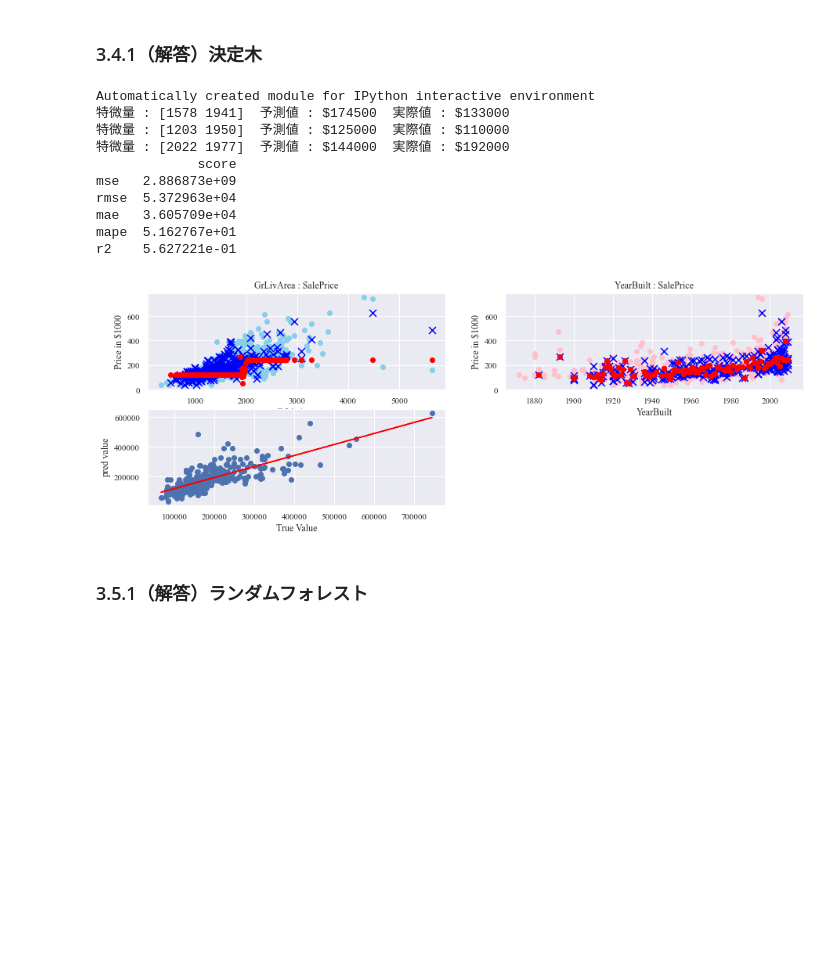
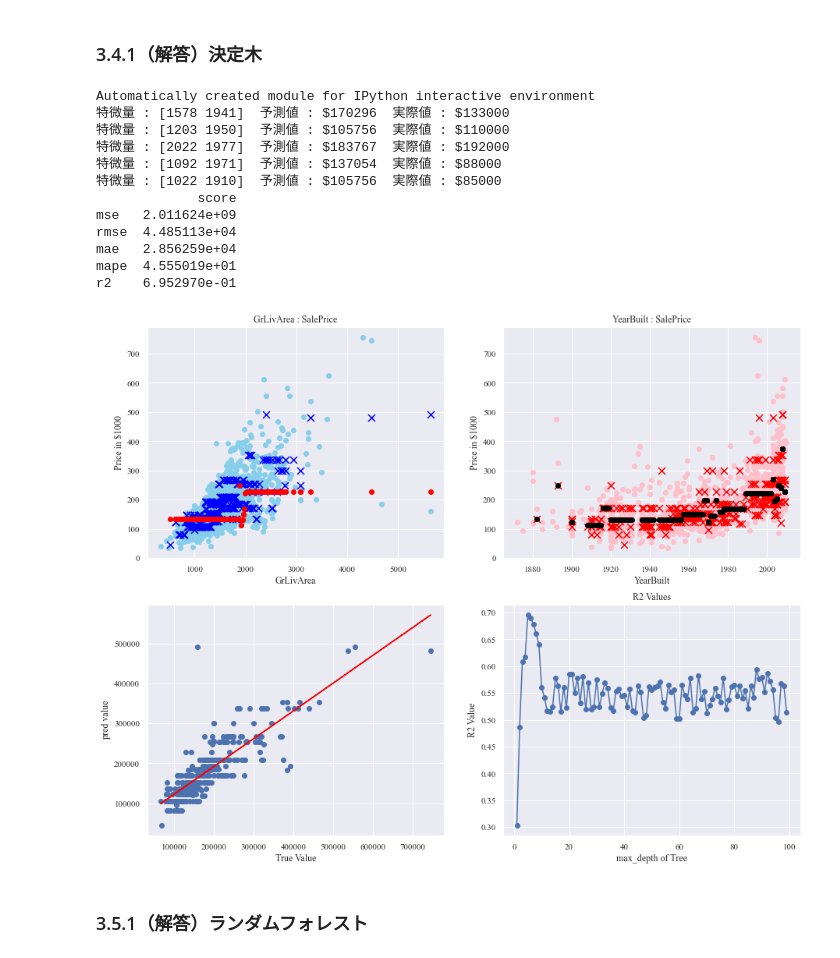
Before and after one commit to T-Sawao/diveintocode-ml, a Jupyter notebook: week4-session2.ipynb, the cells around one changed output. Cells and saved outputs as stored; diff of their text form; code cells hidden in the pictures; blank space fills up the shorter version.

```diff
--- a/week4-session2.ipynb
+++ b/week4-session2.ipynb
@@ -679,7 +684,7 @@ r2    5.871035e-01
 from sklearn.svm import SVR
 from sklearn.pipeline import make_pipeline
 # アルゴリズムを指定
-regr = SVR(C=1.0, kernel='linear', epsilon=0.1)
+regl = SVR(C=716.7526356460212, kernel='linear', epsilon=0.1)
 # 学習検証
-senkeikaiki2(regr)
+senkeikaiki2(regl)
 # %% [output]
@@ -752,7 +718,7 @@ x1 = x_test
 y1 = y_test
 
 # アルゴリズムを指定
-regr = DecisionTreeRegressor(max_depth = 100)
+regr = DecisionTreeRegressor(max_depth = 5)
 
 # 学習
 regr = regr.fit(x,y)
@@ -761,7 +727,7 @@ regr = regr.fit(x,y)
 y_pred = regr.predict(x1)
 
 # 確認
-for i in range(1,4):
+for i in range(1,6):
     print(f"特微量 : {x_test[i]}  予測値 : ${int(y_pred[i])}  実際値 : ${int(y_test[i])}")
 
 # 評価
@@ -777,6 +743,21 @@ print(pf)
 # y_point = regr.predict(point)
 # print(f"GrLivArea(リビングの広さ)が{breadth}で、YearBuilt(建設年)が{year}年の時、価格は ${y_point} と予測されます")
 
+# 回帰木の検証
+
+R2_list = []
+count = []
+for i in range(1, 100):
+    regl = DecisionTreeRegressor(max_depth=i)
+    regl = regl.fit(x, y)
+    predicted = regl.predict(x1)
+    y_test_df = pd.DataFrame(y_test).reset_index(drop=True)
+    pred_df = pd.concat([y_test_df, pd.Series(predicted)], axis=1)
+    pred_df.columns = ['true', 'pred']
+    R2 = r2_score(pred_df['true'], pred_df['pred'])
+    R2_list.append(R2)
+    count.append(i)
+
 # GrLivArea_test線形モデル
 pv_plot = regr
 X = x_test[:,0].reshape(-1,1)
@@ -789,50 +770,64 @@ X1 = x_test[:,1].reshape(-1,1)
 Y1 = y_pred
 pv1_plot.fit(X1, Y1)
 
-fig = plt.figure(figsize=(15, 5))
+# 製図ーーーーーーーーーーーーーーーーーーーーーーー
+
+fig = plt.figure(figsize=(15, 12))
 ax1 = fig.add_subplot(2, 2, 1)
 ax2 = fig.add_subplot(2, 2, 2)
 ax3 = fig.add_subplot(2, 2, 3)
+ax4 = fig.add_subplot(2, 2, 4)
 
+# GrLivArea
 ax1.scatter(X_data['GrLivArea'], Y_data/1000, color="skyblue")
 ax1.scatter(X, Y/1000, color="blue", marker="x", s=80)
 ax1.plot(X, pv_plot.predict(X)/1000, "o", color = 'red')
 ax1.set_title("GrLivArea : SalePrice")
 ax1.set_xlabel("GrLivArea")
 ax1.set_ylabel("Price in $1000")
 ax1.grid(True)
 
+# earBuilt
 ax2.scatter(X_data["YearBuilt"], Y_data/1000, color="pink")
-ax2.scatter(X1, Y1/1000, color="blue", marker="x", s=80)
-ax2.plot(x1[:,1], pv1_plot.predict(X1)/1000, "o", c="red", label="n_estimators=1", linewidth=2)
+ax2.scatter(X1, Y1/1000, color="red", marker="x", s=80)
+ax2.plot(x1[:,1], pv1_plot.predict(X1)/1000, "o", c="black", label="n_estimators=1", linewidth=2)
 ax2.set_title("YearBuilt : SalePrice")
 ax2.set_xlabel("YearBuilt")
 ax2.set_ylabel("Price in $1000")
 ax2.grid(True)
 
-
+# True : pred
 pv3_plot = LinearRegression()
 X3 = y_test
 Y3 = y_pred
 pv3_plot.fit(X3, Y3)
-
-
 ax3.scatter(y_test, Y)
 ax3.plot(X3, pv3_plot.predict(X3), color="red")
 ax3.set_xlabel("True Value")
 ax3.set_ylabel("pred value")
 ax3.grid(True)
+
+# R2検証図
+ax4.plot(count, R2_list, marker="o")
+ax4.set_title("R2 Values")
+ax4.set_xlabel("max_depth of Tree")
+ax4.set_ylabel("R2 Value")
+ax4.grid(True)
+
+# -----------------------------------
 # %% [output]
 Automatically created module for IPython interactive environment
-特微量 : [1578 1941]  予測値 : $174500  実際値 : $133000
-特微量 : [1203 1950]  予測値 : $125000  実際値 : $110000
-特微量 : [2022 1977]  予測値 : $144000  実際値 : $192000
+特微量 : [1578 1941]  予測値 : $170296  実際値 : $133000
+特微量 : [1203 1950]  予測値 : $105756  実際値 : $110000
+特微量 : [2022 1977]  予測値 : $183767  実際値 : $192000
+特微量 : [1092 1971]  予測値 : $137054  実際値 : $88000
+特微量 : [1022 1910]  予測値 : $105756  実際値 : $85000
              score
-mse   2.886873e+09
-rmse  5.372963e+04
-mae   3.605709e+04
-mape  5.162767e+01
-r2    5.627221e-01
+mse   2.011624e+09
+rmse  4.485113e+04
+mae   2.856259e+04
+mape  4.555019e+01
+r2    6.952970e-01
-[figure, old version]
+[figure, new version]
 # %% [markdown]
 ### 3.5.1（解答）ランダムフォレスト
```
Also changed, not shown: parts of 16 cells of this notebook.
